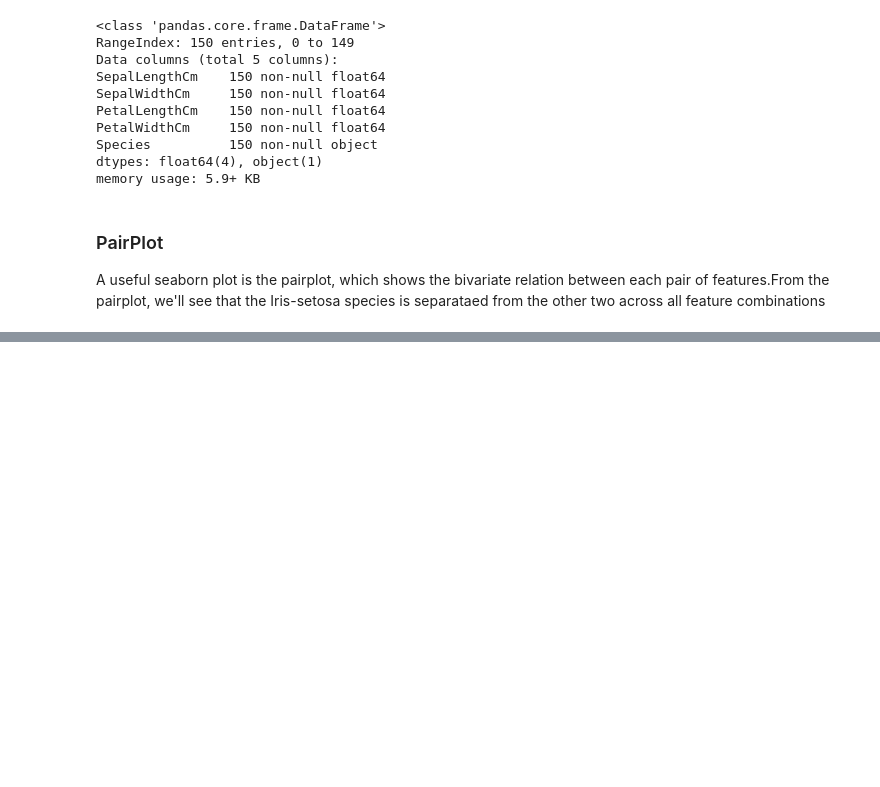
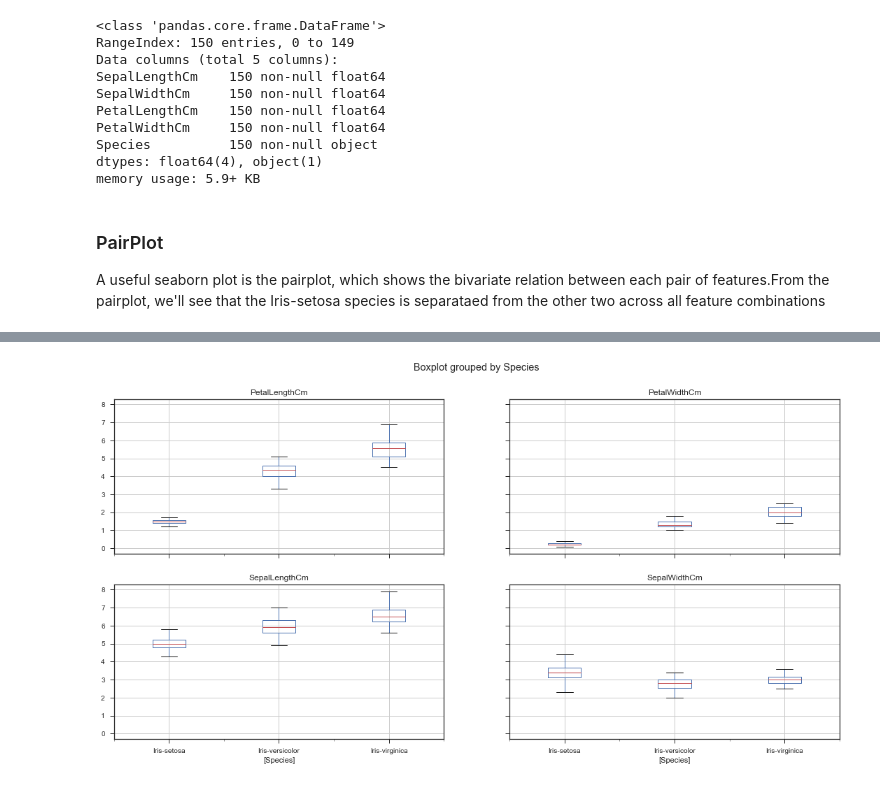
Before and after one commit to nakster/EmergingTechAssessment, a Jupyter notebook: Excerise 2/iris-dataset.ipynb, the cells around one changed output, grey strips where cells are left out. Cells and saved outputs as stored; diff of their text form; code cells hidden in the pictures; blank space fills up the shorter version.

```diff
--- a/Excerise 2/iris-dataset.ipynb
+++ b/Excerise 2/iris-dataset.ipynb
@@ -151,0 +184,7 @@ sns.pairplot(IrisData, hue='Species',markers ='>',diag_kind='kde')
+# %%
+# make a boxplot with Pandas on each feature split out by species
+## We can look at an individual feature in Seaborn through a boxplot
+ax = IrisData.boxplot(by='Species', figsize=(18,9))
+plt.show()
+# %% [output]
+[figure, added]
```
Also changed, not shown: parts of 9 cells of this notebook.
